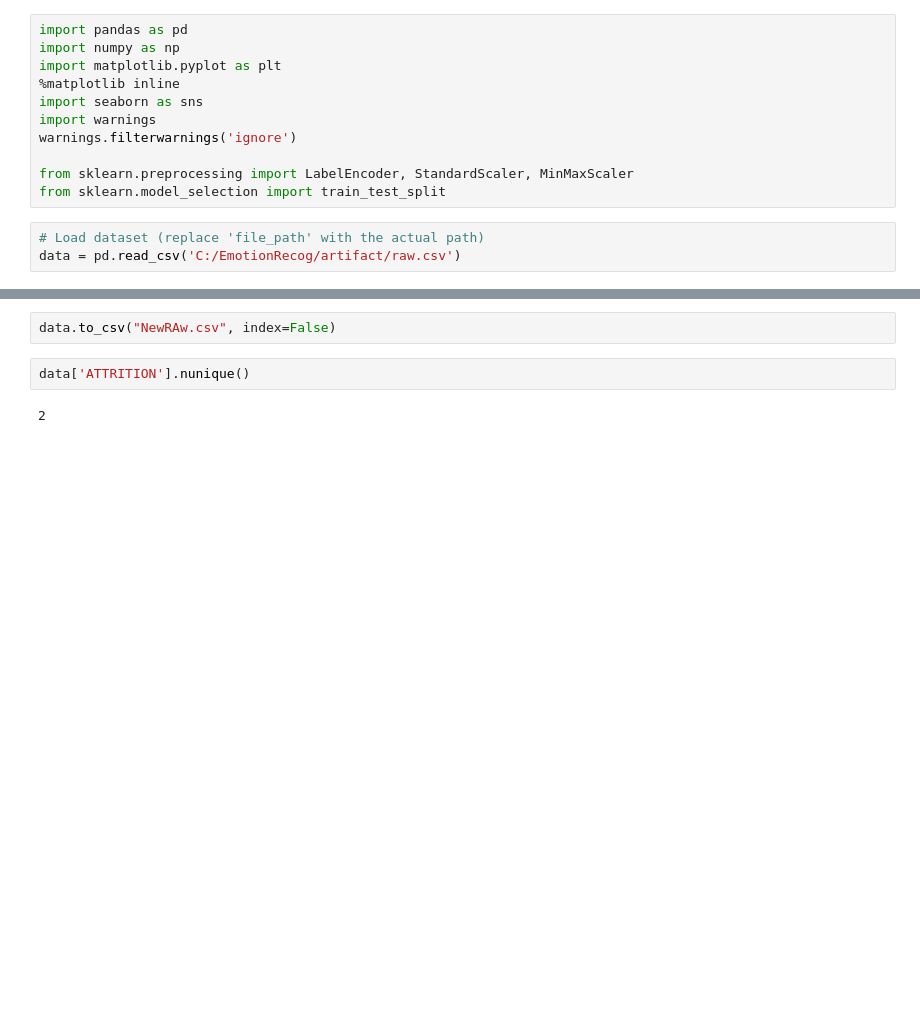
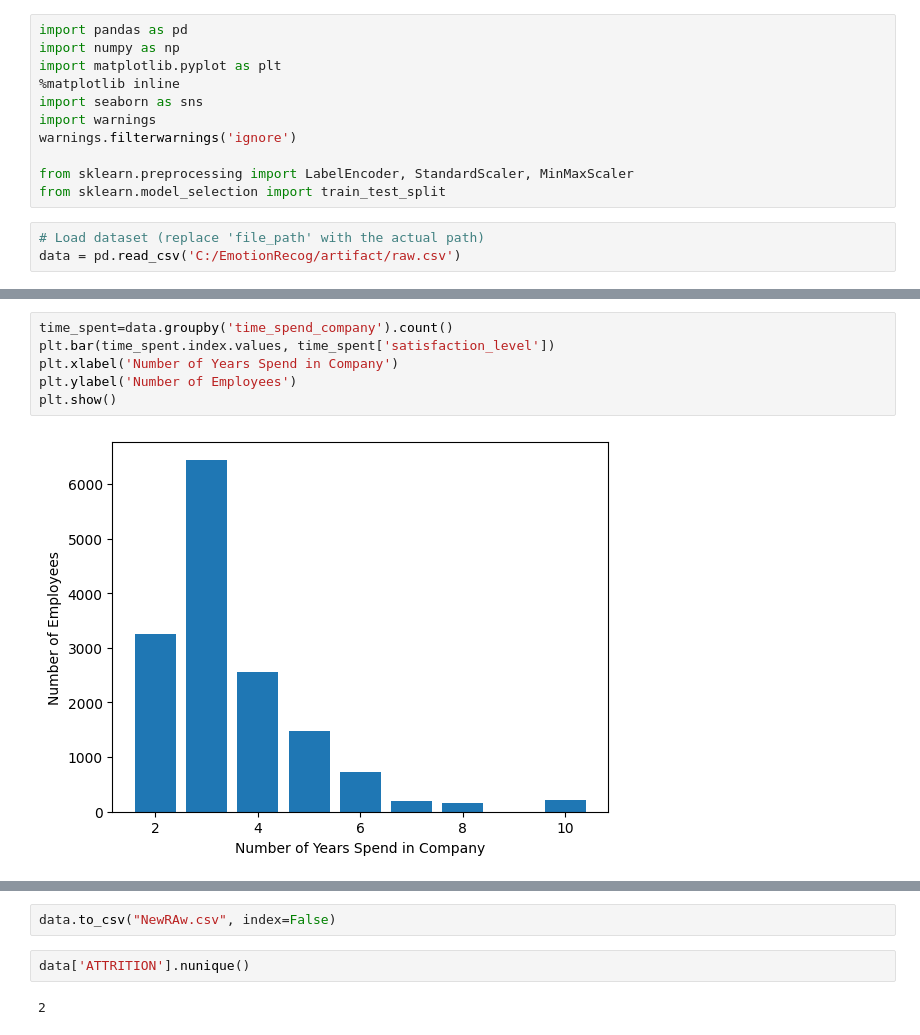
Before and after one commit to pkomals/DS-EmployeeAttrition, a Jupyter notebook: src/EmpAttrition/Notebook/ExploratoryDataAnalysis.ipynb, the cells around one changed output, grey strips where cells are left out. Drawn from its saved outputs; the diff is of its cells as text; blank space fills up the shorter version.

```diff
--- a/src/EmpAttrition/Notebook/ExploratoryDataAnalysis.ipynb
+++ b/src/EmpAttrition/Notebook/ExploratoryDataAnalysis.ipynb
@@ -138,0 +130,8 @@ memory usage: 324.6 KB
+# %%
+time_spent=data.groupby('time_spend_company').count()
+plt.bar(time_spent.index.values, time_spent['satisfaction_level'])
+plt.xlabel('Number of Years Spend in Company')
+plt.ylabel('Number of Employees')
+plt.show()
+# %% [output]
+[figure, added]
```
Also changed, not shown: parts of 21 cells of this notebook, 15 other files.
